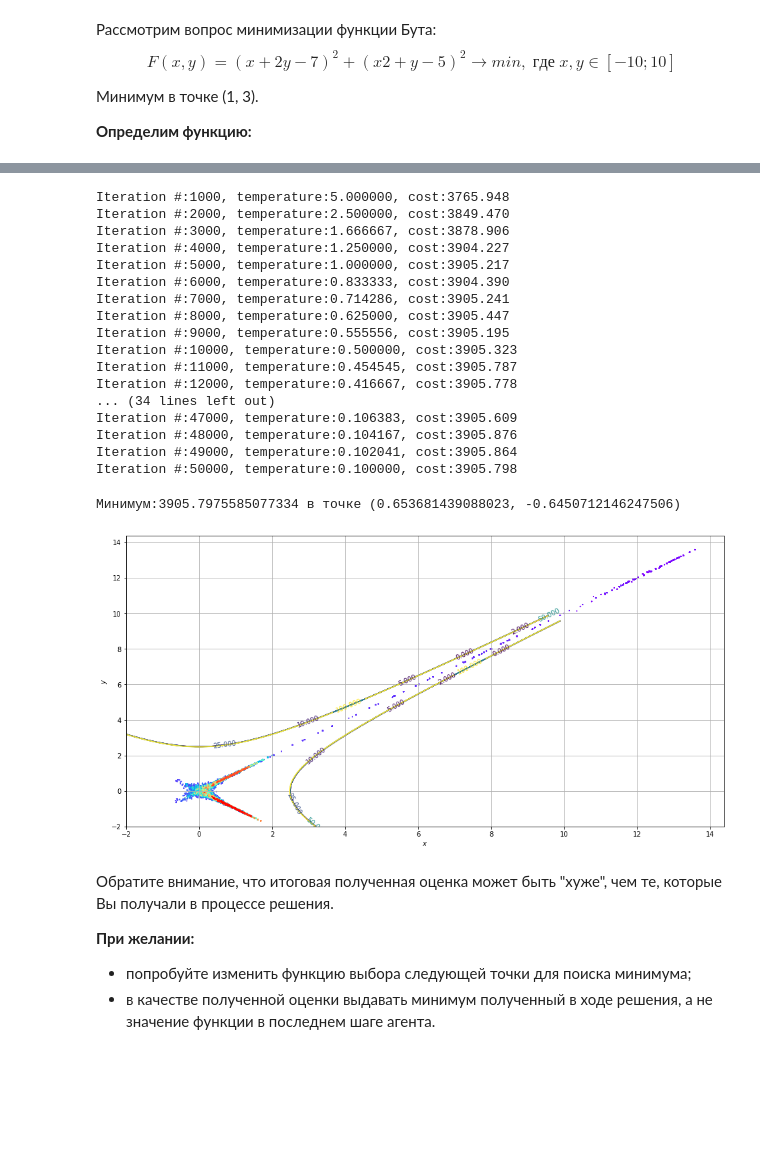
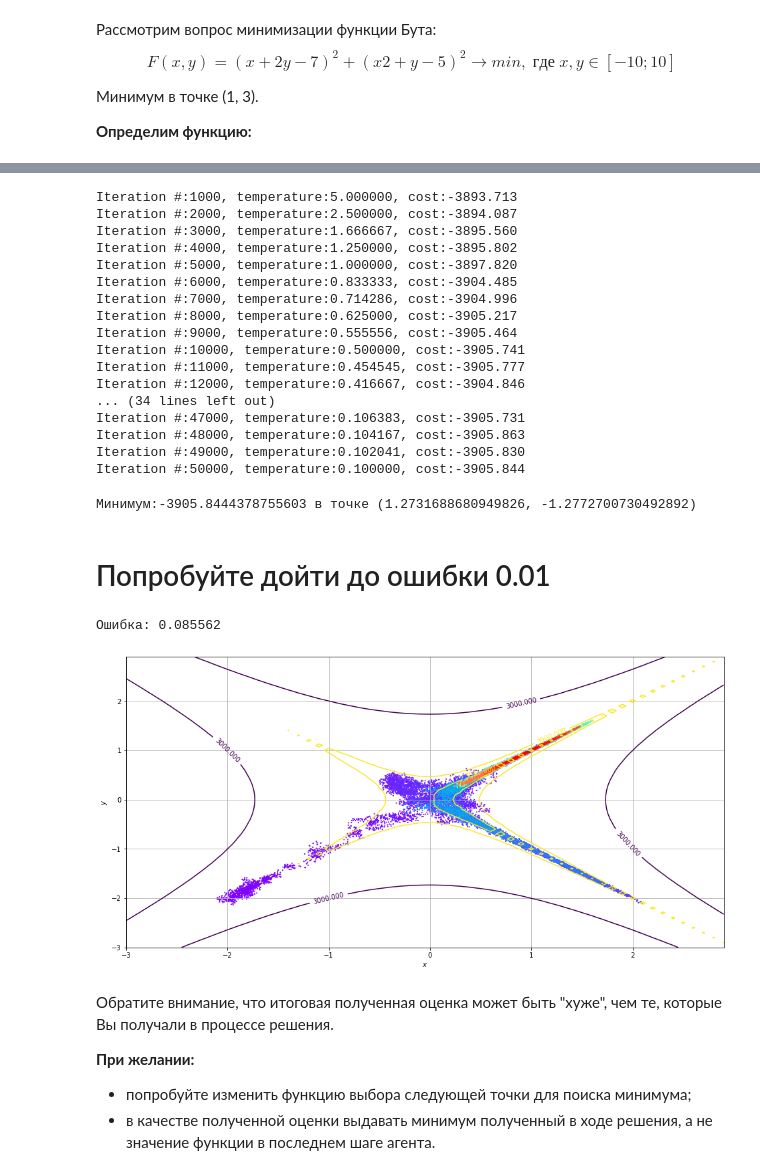
Before and after one commit to TikhonovDaniil/AINavigationControl5.2020, a Jupyter notebook: L1/L1_N3_Update.ipynb, the cells around one changed output, grey strips where cells are left out. Cells and saved outputs as stored; diff of their text form; code cells hidden in the pictures; blank space fills up the shorter version.

```diff
--- a/L1/L1_N3_Update.ipynb
+++ b/L1/L1_N3_Update.ipynb
@@ -104,8 +104,8 @@ $$F(x,y)=(x+2y-7)^2 + (x2+y-5)^2 \rightarrow min,\;где\;x,y\in\left[-10;10\ri
 **Определим функцию:**
 # %%
 # определение функции
-def FButa(x, y):
+def F(x, y):
     return 3905.93 - 100 * np.power(x*x - y*y, 2.) - np.power(1-x, 2.);
-#np.power(x + 2.*y - 7., 2.) + np.power(2.*x + y - 5., 2.);
-def FButes(x, y):
-    return (3905.93 - 100 * np.power(x*x - y*y, 2.) - np.power(1-x, 2.))**-1;
+
+def nF(x, y):
+    return -F(x, y);
@@ -115,16 +207,19 @@ import random
 # случайная точка
 def get_random(xrange, yrange, state = None):
     if (state is None):
-        x,y = 10, 10;
+        x,y = -2, -2;
 
         return x, y;
 
-    x = state[0] + random.random() - .5;
-    y = state[1] + random.random() - .5;
+    x = state[0] + (random.random() - .5) / 10.;
+    y = state[1] + (random.random() - .5) / 10.;
     return x, y;
 
-# реализация алглоритма имитации отжига (схема Коши)
+# реализация алглоритма имитации отжига
 def simulated_annealing(f, xrange, yrange, fstate, initialTemperature, endTemperature):
+    # начальное значение для целей воспроизводимости
+    np.random.seed(567890)
+
     # список проверяемых точек
     lstate = [];
 
@@ -149,18 +244,17 @@ def simulated_annealing(f, xrange, yrange, fstate, initialTemperature, endTemper
         deltaEnergy = candidateEnergy - currentEnergy
 
         # если кандидат обладает меньшей энергией
-        if (deltaEnergy > 0):
+        if (deltaEnergy < 0):
             # то он переходит в текущее состояние
             currentEnergy = candidateEnergy
             state = stateCandidate
         else:
             # иначе, считаем вероятность
-            p = np.exp(deltaEnergy/T)
+            p = np.exp(-deltaEnergy/T)
 
             # и смотрим, осуществится ли переход
             if (np.random.rand() <= p):
                 currentEnergy = candidateEnergy
-                #(1/candidateEnergy) - 1;
                 state = stateCandidate
 
         # уменьшаем температуру (схема Коши)
@@ -180,63 +274,69 @@ def simulated_annealing(f, xrange, yrange, fstate, initialTemperature, endTemper
     return state, currentEnergy, lstate
 # %%
 # запуск алгоритма
-point, cost, lstate = simulated_annealing(FButa, (-2.048, 2.048), (-2.048, 2.048), None, 5000, 0.1);
+point, cost, lstate = simulated_annealing(nF, (-2.048, 2.048), (-2.048, 2.048), None, 5000, 0.1);
 # %% [output]
-Iteration #:1000, temperature:5.000000, cost:3765.948
-Iteration #:2000, temperature:2.500000, cost:3849.470
-Iteration #:3000, temperature:1.666667, cost:3878.906
-Iteration #:4000, temperature:1.250000, cost:3904.227
-Iteration #:5000, temperature:1.000000, cost:3905.217
-Iteration #:6000, temperature:0.833333, cost:3904.390
-Iteration #:7000, temperature:0.714286, cost:3905.241
-Iteration #:8000, temperature:0.625000, cost:3905.447
-Iteration #:9000, temperature:0.555556, cost:3905.195
-Iteration #:10000, temperature:0.500000, cost:3905.323
-Iteration #:11000, temperature:0.454545, cost:3905.787
-Iteration #:12000, temperature:0.416667, cost:3905.778
+Iteration #:1000, temperature:5.000000, cost:-3893.713
+Iteration #:2000, temperature:2.500000, cost:-3894.087
+Iteration #:3000, temperature:1.666667, cost:-3895.560
+Iteration #:4000, temperature:1.250000, cost:-3895.802
+Iteration #:5000, temperature:1.000000, cost:-3897.820
+Iteration #:6000, temperature:0.833333, cost:-3904.485
+Iteration #:7000, temperature:0.714286, cost:-3904.996
+Iteration #:8000, temperature:0.625000, cost:-3905.217
+Iteration #:9000, temperature:0.555556, cost:-3905.464
+Iteration #:10000, temperature:0.500000, cost:-3905.741
+Iteration #:11000, temperature:0.454545, cost:-3905.777
+Iteration #:12000, temperature:0.416667, cost:-3904.846
 ... (34 lines left out)
-Iteration #:47000, temperature:0.106383, cost:3905.609
-Iteration #:48000, temperature:0.104167, cost:3905.876
-Iteration #:49000, temperature:0.102041, cost:3905.864
-Iteration #:50000, temperature:0.100000, cost:3905.798
+Iteration #:47000, temperature:0.106383, cost:-3905.731
+Iteration #:48000, temperature:0.104167, cost:-3905.863
+Iteration #:49000, temperature:0.102041, cost:-3905.830
+Iteration #:50000, temperature:0.100000, cost:-3905.844
 # %%
 print ('Минимум:{0} в точке ({1}, {2})'.format(cost, point[0], point[1]));
 # %% [output]
-Минимум:3905.7975585077334 в точке (0.653681439088023, -0.6450712146247506)
+Минимум:-3905.8444378755603 в точке (1.2731688680949826, -1.2772700730492892)
+# %% [markdown]
+# Попробуйте дойти до ошибки 0.01
+# %%
+print ('Ошибка: %f' % (abs(F(1, 1) - F(point[0], point[1]))))
+# %% [output]
+Ошибка: 0.085562
 # %%
 # установка размера графика
 plt.rcParams['figure.figsize'] = (16,8)
 
 # создание графики
 fig = plt.figure()
 
-X = np.arange(-2, 10, .1)
-Y = np.arange(-2, 10, .1)
+X = np.arange(-3, 3, .1)
+Y = np.arange(-3, 3, .1)
 X, Y = np.meshgrid(X, Y)
 
 Buta = FButa(X,Y)
 
 # вывод функции (1)
 ax = fig.add_subplot(1, 1, 1)
 ax.set_xlabel('$x$')
 ax.set_ylabel('$y$')
 
 # построение линий уровня
-cs = ax.contour(X, Y, Buta, [0,2,5,10,25,50,100,]);
+cs = ax.contour(X, Y, Buta, [3000, 3900, 3905]);
 
 # вывод точек
 p = np.array(lstate);
 colors = cm.rainbow(np.linspace(0, 1, len(p)))
 ax.scatter(p[:,0], p[:,1], s = 1, color = colors)
 
 # добавление подписей к линиям уровня
 ax.clabel(cs);
 
 ax.grid();
 
 plt.show()
 # %% [output]
-[figure, old version]
+[figure, new version]
 # %% [markdown]
 Обратите внимание, что итоговая полученная оценка может быть "хуже", чем те, которые Вы получали в процессе решения.
 
```
Also changed, not shown: parts of 4 cells of this notebook.
